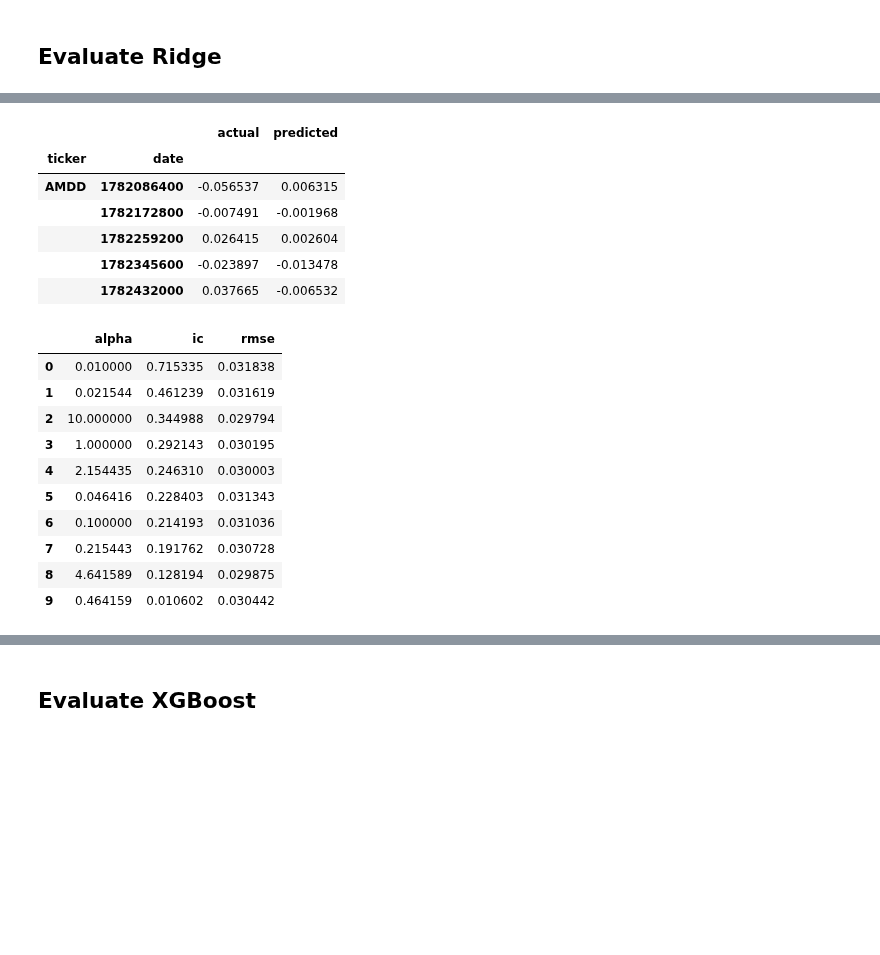
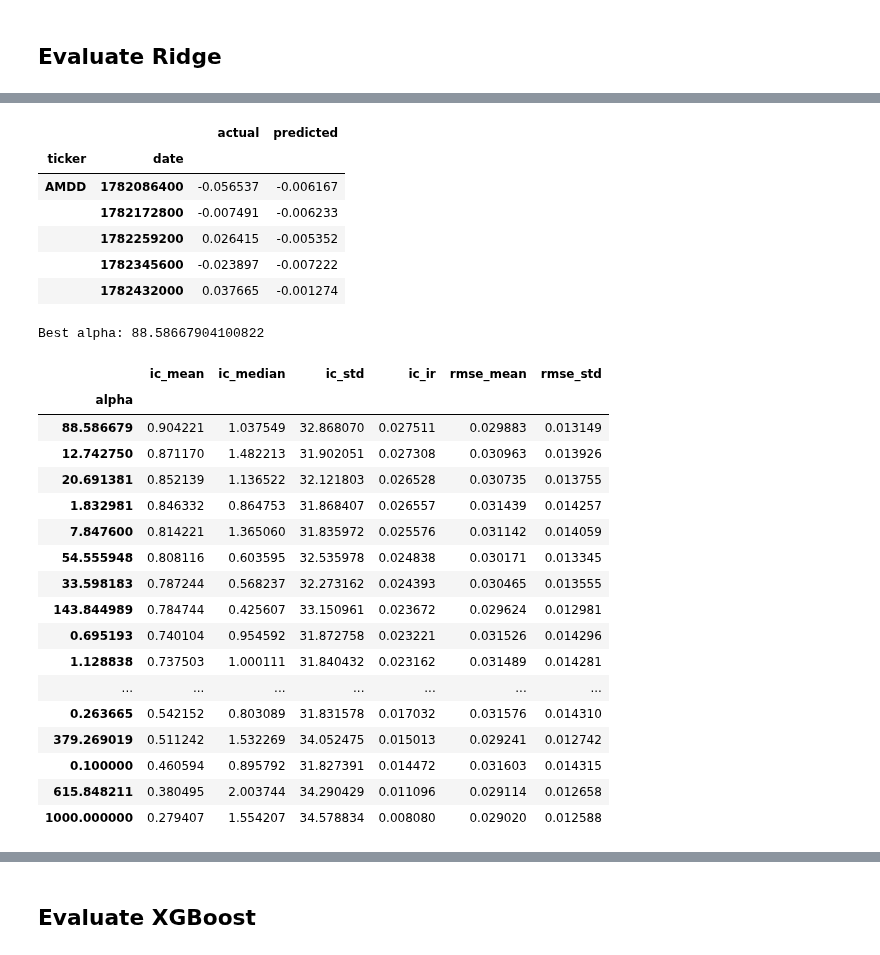
Before and after one commit to javrudsky/algtrad, a Jupyter notebook: notebooks/instruments.ipynb, the cells around one changed output, grey strips where cells are left out. Cells and saved outputs as stored; diff of their text form; code cells hidden in the pictures; blank space fills up the shorter version.

```diff
--- a/notebooks/instruments.ipynb
+++ b/notebooks/instruments.ipynb
@@ -937,7 +946,11 @@ main_df.drop(columns=["date_str"]).head()
 | 130 | AMDD | 1721260800 | 16.299999 | 16.500000 | 15.400000 | 15.800000 | 2607 | 39.370260 | 16.9175 | 17.413676 | 0.114483 | ... |
 # %%
 # Checking categories. Number features are not categorical
-main_df = main_df.drop(columns=["date_str"])
+#main_df = main_df.drop(columns=["date_str"])
 cat_cols = main_df.select_dtypes(include=["object", "str"]).columns.tolist()
+cat_cols.append("month")
+cat_cols.append("year")
+# Ticker is not a category
+cat_cols = [x for x in cat_cols if x != "ticker"]
 cat_cols
 # %% [output]
@@ -1329,8 +1358,8 @@ def get_data_for_model(df):
   for j in [5, 10, 21]:
       remove_cols.append(f"target_return_{j}d")
 
-  remove_cols.append("sma_20")
-  remove_cols.append("ema_100")
+  #remove_cols.append("sma_20")
+  #remove_cols.append("ema_100")
   X = X.drop(columns=remove_cols)
   y = X.pop("target_return_1d")
   return X, y
@@ -1478,49 +1549,72 @@ plot_rolling_ic(all_ln_scores.drop(columns=["date_str"]))
 # %%
 # Evalulate Rigde
 # TODO: Use optuna to eval several models
-rd_alphas = np.logspace(-2, 1, 10)
+
+cat_values = extract_category_values(main_df)
+
+rd_alphas = np.logspace(-1, 3, 20)
 rd_scores = []
 rd_preds = []
 rd_coefs = []
+rd_fnames = []
+add_f = True
 for alpha in rd_alphas:
   model = Ridge(alpha=alpha)
   X, y = get_data_for_model(main_df)
-  pip = create_preprocess_pipeline(cat_cols=cat_cols)
+  # Include categories to avoid issues when missing a value
+  # Also it make it easy to inspect coefficients
+  pip = create_preprocess_pipeline(cat_cols=cat_cols, add_norm=True, cat_values=cat_values)
   pip = add_model(pip, model)
   rd_res = eval(X, y, pip)
   rd_scores.append({"alpha": alpha, "scores": rd_res["scores"]})
   rd_preds.append({"alpha": alpha, "predictions": rd_res["predictions"]})
   rd_coefs.append({"alpha": alpha, "coefs": rd_res["coefs"]})
-
+  if add_f:
+    rd_fnames = rd_res["feature_names_out"]
 
 pd.concat(rd_preds[0]["predictions"]).head()
 # %% [output]
 |  |  | actual | predicted |
 | ticker | date |  |  |
-| AMDD | 1782086400 | -0.056537 | 0.006315 |
-|  | 1782172800 | -0.007491 | -0.001968 |
-|  | 1782259200 | 0.026415 | 0.002604 |
-|  | 1782345600 | -0.023897 | -0.013478 |
-|  | 1782432000 | 0.037665 | -0.006532 |
+| AMDD | 1782086400 | -0.056537 | -0.006167 |
+|  | 1782172800 | -0.007491 | -0.006233 |
+|  | 1782259200 | 0.026415 | -0.005352 |
+|  | 1782345600 | -0.023897 | -0.007222 |
+|  | 1782432000 | 0.037665 | -0.001274 |
 # %%
 rdby_alpha = pd.DataFrame()
 for it in rd_scores:
   df = pd.concat(it["scores"])
   df["alpha"] = it["alpha"]
-  df = df.groupby("date").agg("mean").reset_index(drop=True)
-  df = df.groupby("alpha").agg("mean").reset_index()
   rdby_alpha = pd.concat([rdby_alpha, df])
 
-rdby_alpha.sort_values(by="ic", ascending=False).reset_index(drop=True)
+#rdby_alpha = rdby_alpha.groupby("alpha").mean().sort_values(by="ic", ascending=False)
+rdby_alpha = rdby_alpha.groupby("alpha").agg(
+  ic_mean=pd.NamedAgg(column="ic", aggfunc="mean"),
+  ic_median=pd.NamedAgg(column="ic", aggfunc="median"),
+  ic_std=pd.NamedAgg(column="ic", aggfunc="std"),
+  ic_ir=("ic", lambda x: x.mean() / x.std()),
+  rmse_mean=pd.NamedAgg(column="rmse", aggfunc="mean"),
+  rmse_std=pd.NamedAgg(column="rmse", aggfunc="std")).sort_values(by="ic_mean", ascending=False)
+print("Best alpha:", rdby_alpha.index[0])
+rdby_alpha
 # %% [output]
+Best alpha: 88.58667904100822
-|  | alpha | ic | rmse |
-| 0 | 0.010000 | 0.715335 | 0.031838 |
-| 1 | 0.021544 | 0.461239 | 0.031619 |
-| 2 | 10.000000 | 0.344988 | 0.029794 |
-| 3 | 1.000000 | 0.292143 | 0.030195 |
-| 4 | 2.154435 | 0.246310 | 0.030003 |
-| 5 | 0.046416 | 0.228403 | 0.031343 |
-| 6 | 0.100000 | 0.214193 | 0.031036 |
-| 7 | 0.215443 | 0.191762 | 0.030728 |
-| 8 | 4.641589 | 0.128194 | 0.029875 |
-| 9 | 0.464159 | 0.010602 | 0.030442 |
+|  | ic_mean | ic_median | ic_std | ic_ir | rmse_mean | rmse_std |
+| alpha |  |  |  |  |  |  |
+| 88.586679 | 0.904221 | 1.037549 | 32.868070 | 0.027511 | 0.029883 | 0.013149 |
+| 12.742750 | 0.871170 | 1.482213 | 31.902051 | 0.027308 | 0.030963 | 0.013926 |
+| 20.691381 | 0.852139 | 1.136522 | 32.121803 | 0.026528 | 0.030735 | 0.013755 |
+| 1.832981 | 0.846332 | 0.864753 | 31.868407 | 0.026557 | 0.031439 | 0.014257 |
+| 7.847600 | 0.814221 | 1.365060 | 31.835972 | 0.025576 | 0.031142 | 0.014059 |
+| 54.555948 | 0.808116 | 0.603595 | 32.535978 | 0.024838 | 0.030171 | 0.013345 |
+| 33.598183 | 0.787244 | 0.568237 | 32.273162 | 0.024393 | 0.030465 | 0.013555 |
+| 143.844989 | 0.784744 | 0.425607 | 33.150961 | 0.023672 | 0.029624 | 0.012981 |
+| 0.695193 | 0.740104 | 0.954592 | 31.872758 | 0.023221 | 0.031526 | 0.014296 |
+| 1.128838 | 0.737503 | 1.000111 | 31.840432 | 0.023162 | 0.031489 | 0.014281 |
+| ... | ... | ... | ... | ... | ... | ... |
+| 0.263665 | 0.542152 | 0.803089 | 31.831578 | 0.017032 | 0.031576 | 0.014310 |
+| 379.269019 | 0.511242 | 1.532269 | 34.052475 | 0.015013 | 0.029241 | 0.012742 |
+| 0.100000 | 0.460594 | 0.895792 | 31.827391 | 0.014472 | 0.031603 | 0.014315 |
+| 615.848211 | 0.380495 | 2.003744 | 34.290429 | 0.011096 | 0.029114 | 0.012658 |
+| 1000.000000 | 0.279407 | 1.554207 | 34.578834 | 0.008080 | 0.029020 | 0.012588 |
```
Also changed, not shown: parts of 46 cells of this notebook.
